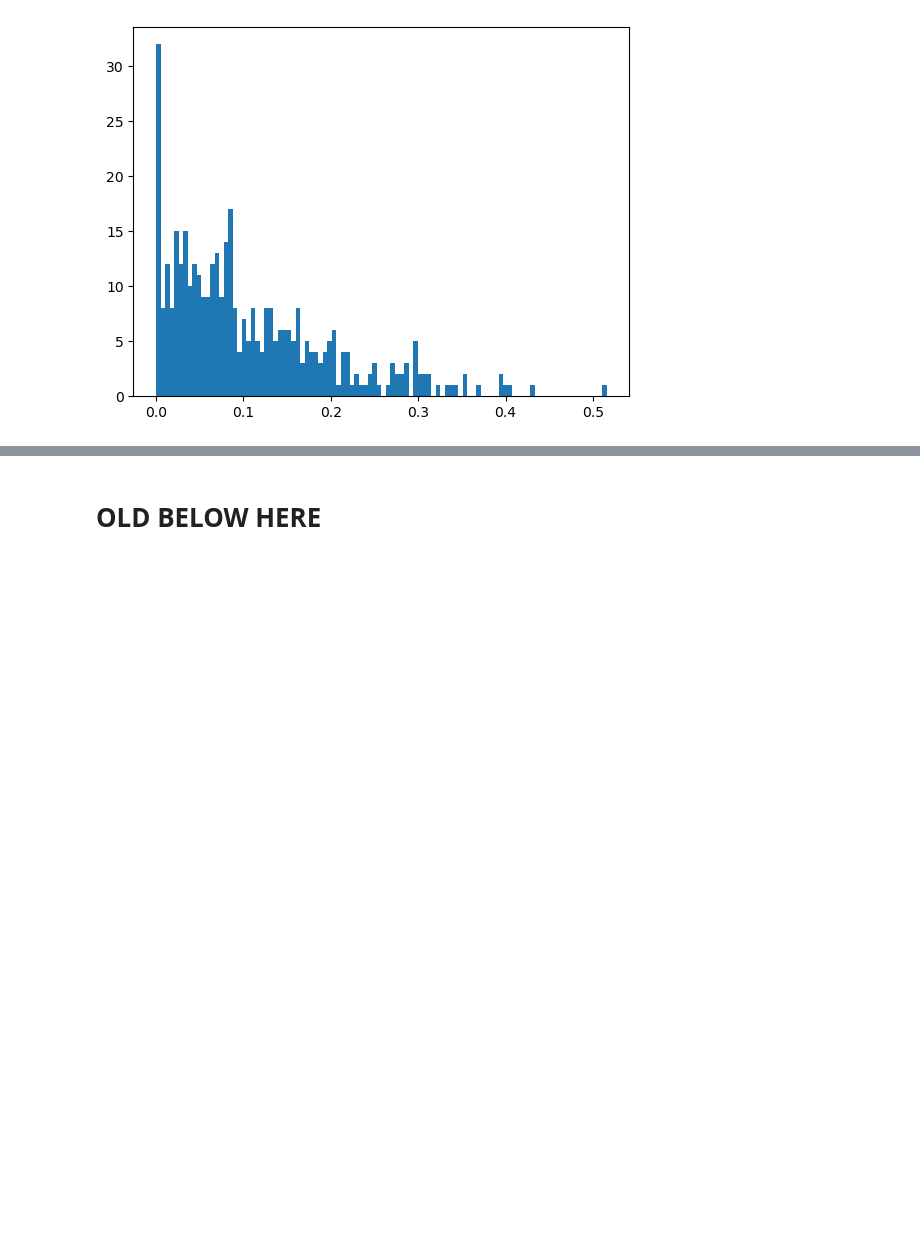
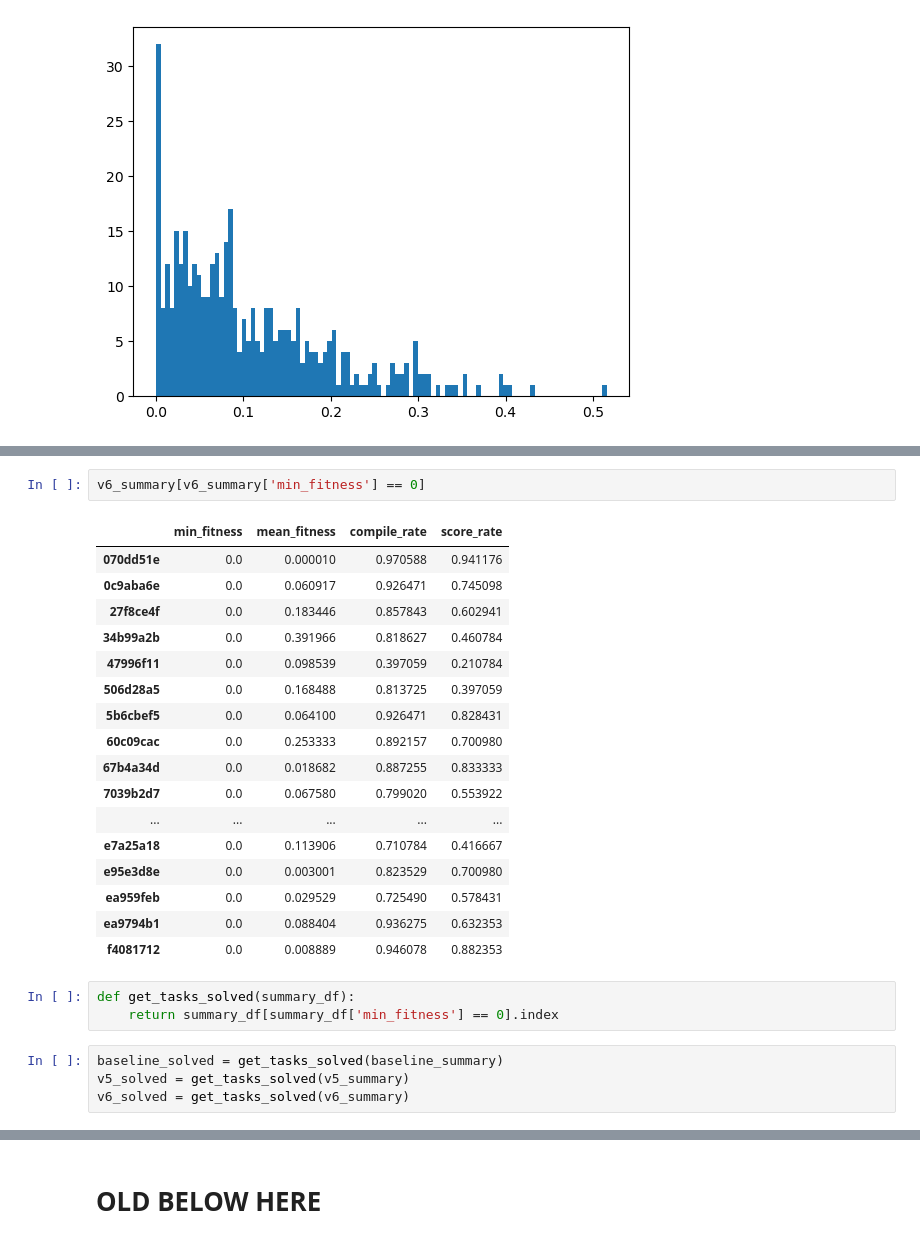
Before and after one commit to AmziJeffs/ARCPrize2024, a Jupyter notebook: genetic algorithm/fitness data charts.ipynb, the cells around one changed output, grey strips where cells are left out. Drawn from its saved outputs; the diff is of its cells as text; blank space fills up the shorter version.

```diff
--- a/genetic algorithm/fitness data charts.ipynb
+++ b/genetic algorithm/fitness data charts.ipynb
@@ -727,0 +809,27 @@ plt.show()
+# %%
+v6_summary[v6_summary['min_fitness'] == 0]
+# %% [output]
+|  | min_fitness | mean_fitness | compile_rate | score_rate |
+| 070dd51e | 0.0 | 0.000010 | 0.970588 | 0.941176 |
+| 0c9aba6e | 0.0 | 0.060917 | 0.926471 | 0.745098 |
+| 27f8ce4f | 0.0 | 0.183446 | 0.857843 | 0.602941 |
+| 34b99a2b | 0.0 | 0.391966 | 0.818627 | 0.460784 |
+| 47996f11 | 0.0 | 0.098539 | 0.397059 | 0.210784 |
+| 506d28a5 | 0.0 | 0.168488 | 0.813725 | 0.397059 |
+| 5b6cbef5 | 0.0 | 0.064100 | 0.926471 | 0.828431 |
+| 60c09cac | 0.0 | 0.253333 | 0.892157 | 0.700980 |
+| 67b4a34d | 0.0 | 0.018682 | 0.887255 | 0.833333 |
+| 7039b2d7 | 0.0 | 0.067580 | 0.799020 | 0.553922 |
+| ... | ... | ... | ... | ... |
+| e7a25a18 | 0.0 | 0.113906 | 0.710784 | 0.416667 |
+| e95e3d8e | 0.0 | 0.003001 | 0.823529 | 0.700980 |
+| ea959feb | 0.0 | 0.029529 | 0.725490 | 0.578431 |
+| ea9794b1 | 0.0 | 0.088404 | 0.936275 | 0.632353 |
+| f4081712 | 0.0 | 0.008889 | 0.946078 | 0.882353 |
+# %%
+def get_tasks_solved(summary_df):
+    return summary_df[summary_df['min_fitness'] == 0].index
+# %%
+baseline_solved = get_tasks_solved(baseline_summary)
+v5_solved = get_tasks_solved(v5_summary)
+v6_solved = get_tasks_solved(v6_summary)
```
Also changed, not shown: parts of 17 cells of this notebook.
